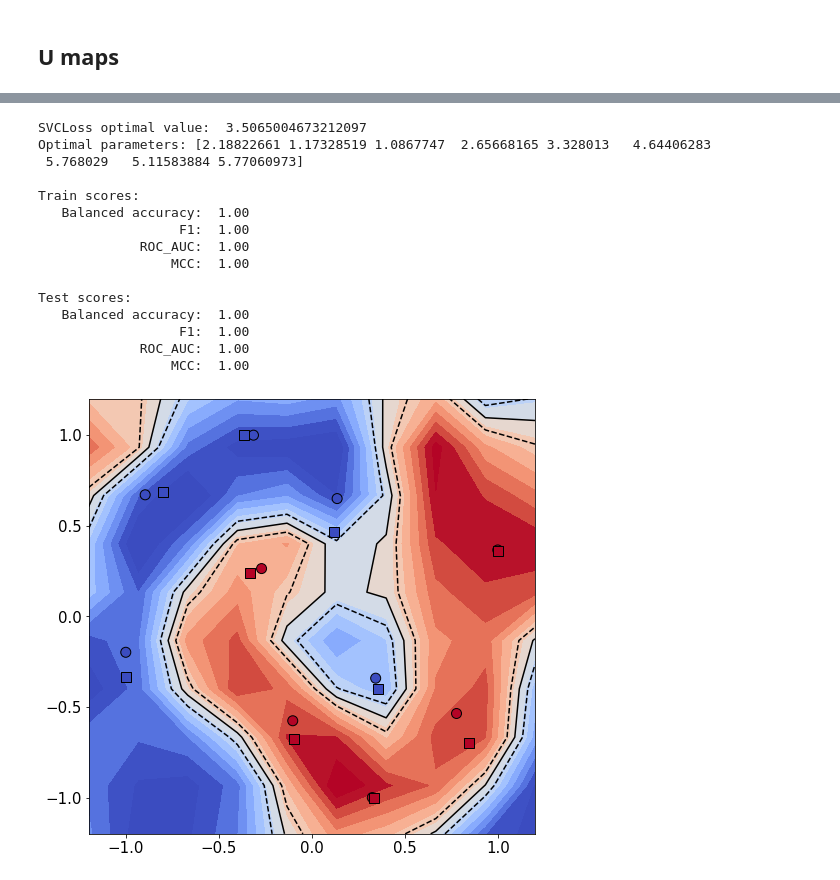
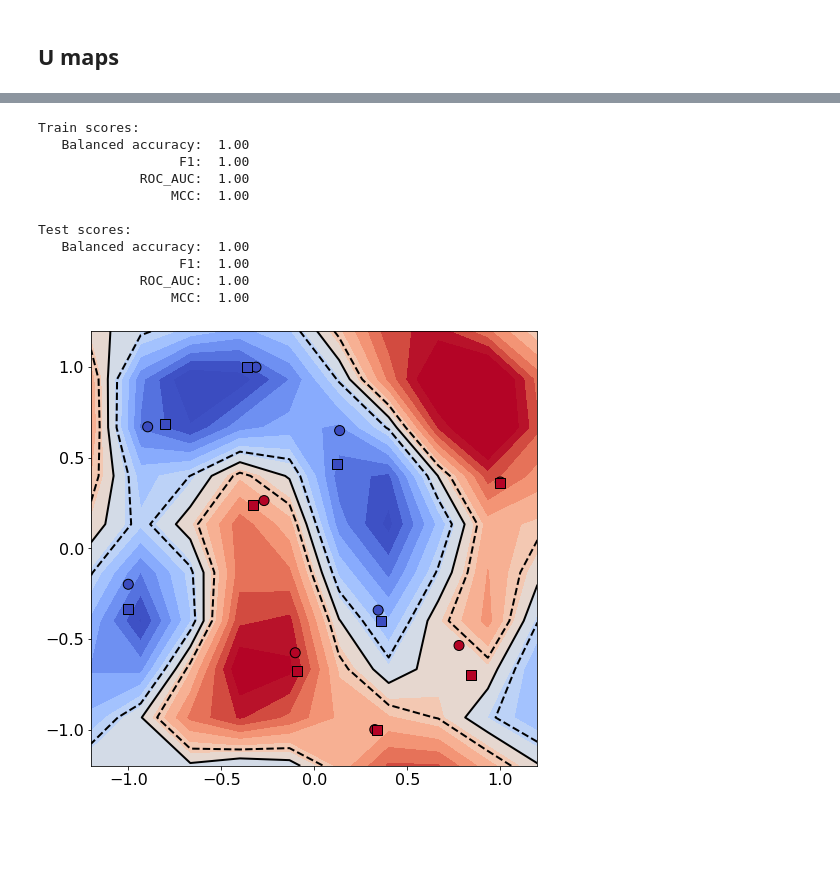
Before and after one commit to DmitriiNabok/QuantumKernelSupportVectorMachine, a Jupyter notebook: results/moons-QKE-pQKE-QKT.ipynb, the cells around one changed output, grey strips where cells are left out. Saved outputs shown, nothing was run; the diff lists cells and outputs as text; code cells hidden in the pictures; blank space fills up the shorter version.

```diff
--- a/results/moons-QKE-pQKE-QKT.ipynb
+++ b/results/moons-QKE-pQKE-QKT.ipynb
@@ -454,7 +528,7 @@ visualize_projected_dataset(proj_kernel, X_train)
 # %%
 n_features = len(X_train[0])
 n_qubits = n_features+1
-n_trotter = 1
+n_trotter = 4
 
 from qksvm.QuantumEmbedding import entangle
 x = ParameterVector('x', length=n_features)
@@ -724,0 +727,14 @@ backend = QuantumInstance(
+# %%
+n_features = len(X_train[0])
+n_qubits = 4
+n_layers = 1
+
+from qksvm.QuantumFeatureMap import QuantumFeatureMap
+fm = QuantumFeatureMap(
+    num_features=n_features,
+    num_qubits=n_qubits,
+    num_layers=n_layers,
+    gates=['rx', 'cz', 'RY'], entanglement='linear',
+    scale=True,
+)
+print(fm.draw(plot_barriers=False, fold=150))
@@ -724,0 +807,18 @@ backend = QuantumInstance(
+# %%
+n_features = len(X_train[0])
+n_qubits = 5
+n_layers = 1
+
+from qksvm.QuantumFeatureMap import QuantumFeatureMap
+fm = QuantumFeatureMap(
+    num_features=n_features,
+    num_qubits=n_qubits,
+    num_layers=n_layers,
+    gates=['H', 'RZ', 'ry', 'crz'], entanglement='ring',
+    # gates=['H', 'RZ'], entanglement='ring',
+    scale=True,
+)
+for i in range(n_qubits):
+    fm.h(i)
+    fm.rz(fm.encod_params[i%fm.num_features], i)
+print(fm.draw(plot_barriers=False, fold=150))
@@ -1012,12 +1168,12 @@ Test scores:
 # %%
 n_features = len(X_train[0])
 n_qubits = 2
-n_layers = 4
+n_layers = 2
 
 from qiskit.circuit import Parameter, ParameterVector, QuantumCircuit
 from qksvm.QuantumEmbedding import entangle
 x = ParameterVector('x', length=n_features)
-theta = ParameterVector('θ', length=1+n_layers*n_qubits)
+theta = ParameterVector('θ', length=1+2*n_layers*n_qubits)
 
 fm = QuantumCircuit(n_qubits)
 fm.train_params = theta
@@ -1026,9 +1182,9 @@ fm.scale = True
 k = 1
 for l in range(n_layers):
     for i in range(n_qubits):
-        fm.u(np.pi/2, theta[0]*x[i%n_features], theta[k], i)
-        k += 1
-    entangle(fm, 'cz', connectivity='linear_')
+        fm.u(theta[0]*x[i%n_features], theta[k], theta[k+1], i)
+        k += 2
+    entangle(fm, 'cx', connectivity='linear_')
 fm.barrier()
 
 print(fm.draw(plot_barriers=False, fold=150))
@@ -1061,36 +1219,31 @@ qkt = QKTKernel(
     fm,
     X_train, y_train,
     init_params,
-    maxiter=1000,
     C=C, class_weight=class_weight,
     seed=seed, plot=False,
 )
 
 # Model training
 qsvc = SVC(kernel=qkt.quantum_kernel.evaluate, C=C, random_state=seed, class_weight=class_weight)
 qsvc.fit(X_train, y_train)
 
 train_scores = get_scores(qsvc, X_train, y_train)
 print_scores(train_scores, title='Train scores:')
 
 test_scores  = get_scores(qsvc, X_test,  y_test)
 print_scores(test_scores, title='Test scores:')
 
 visualize_decision_bound(qsvc)
 # %% [output]
-SVCLoss optimal value:  3.5065004673212097
-Optimal parameters: [2.18822661 1.17328519 1.0867747  2.65668165 3.328013   4.64406283
- 5.768029   5.11583884 5.77060973]
-
 Train scores:
    Balanced accuracy:  1.00
                   F1:  1.00
              ROC_AUC:  1.00
                  MCC:  1.00
 
 Test scores:
    Balanced accuracy:  1.00
                   F1:  1.00
              ROC_AUC:  1.00
                  MCC:  1.00
-[figure, old version]
+[figure, new version]
```
Also changed, not shown: parts of 43 cells of this notebook, 31 other files.
